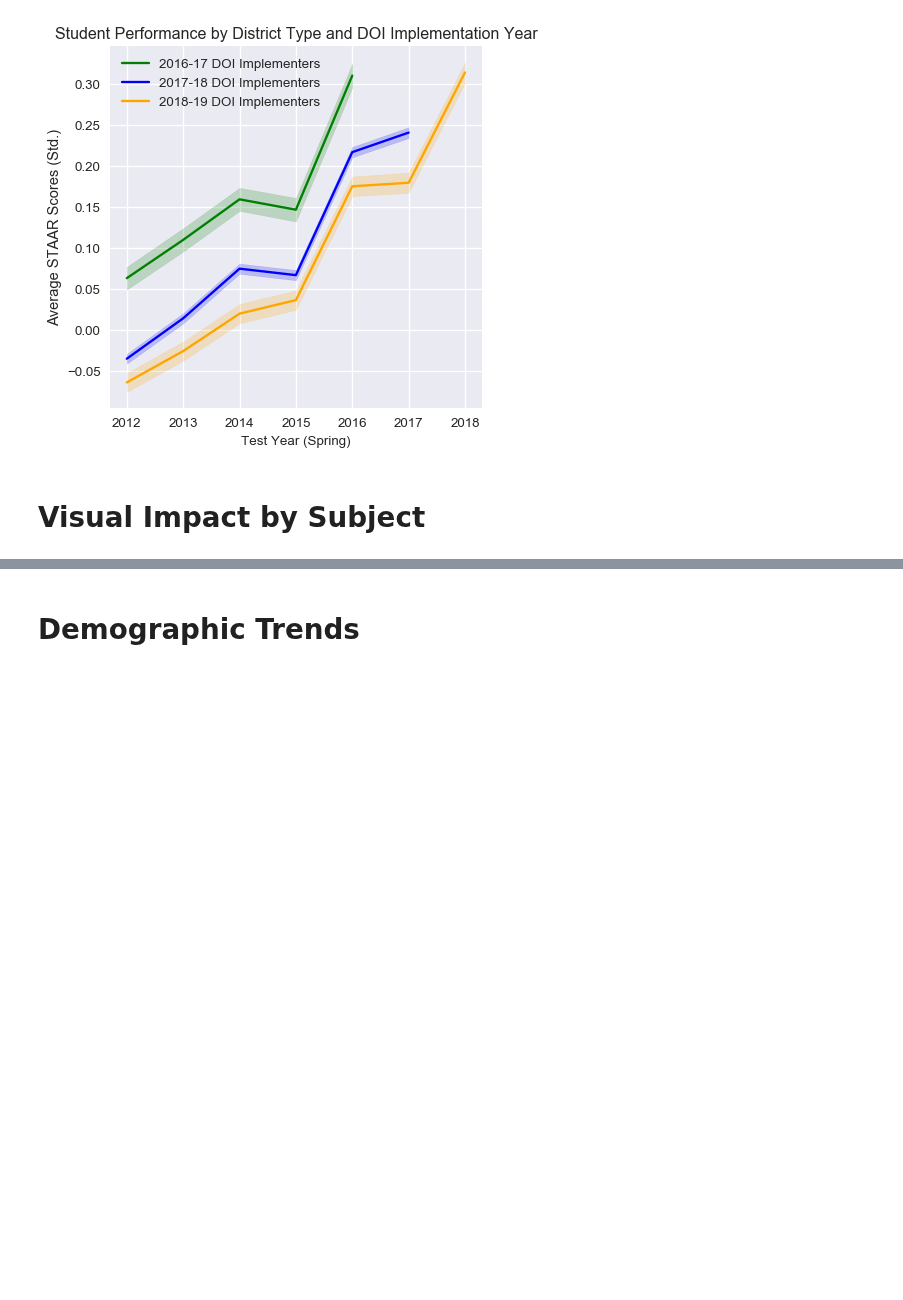
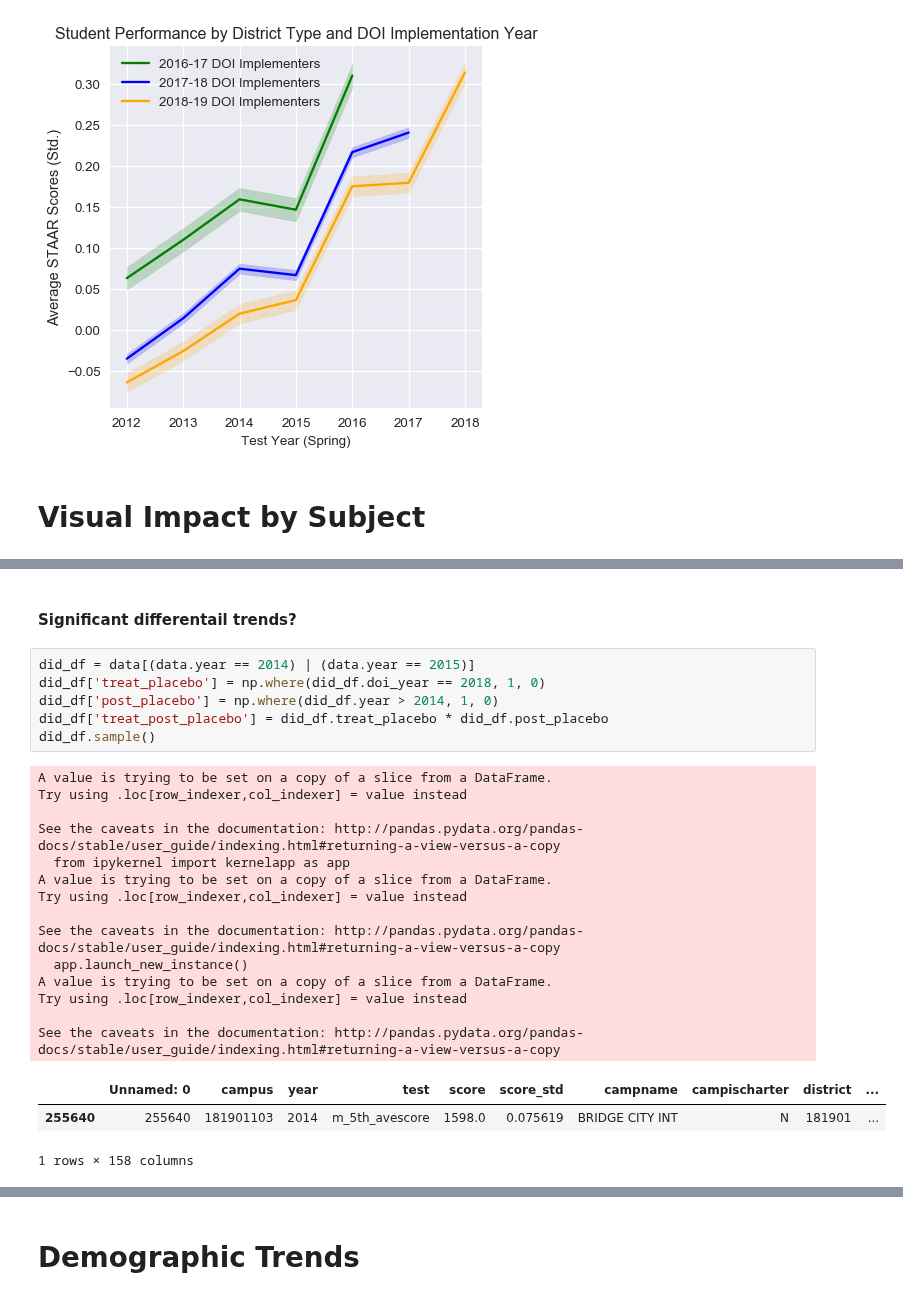
Before and after one commit to KylieLAnglin/dofis, a Jupyter notebook: analysis/Who Needs Rules/04b_graphs_trends_subject_df.ipynb, the cells around one changed output, grey strips where cells are left out. Saved outputs shown, nothing was run; the diff lists cells and outputs as text; blank space fills up the shorter version.

Commit message:
add formal estimates of differntial trends from graph

```diff
--- a/analysis/Who Needs Rules/04b_graphs_trends_subject_df.ipynb
+++ b/analysis/Who Needs Rules/04b_graphs_trends_subject_df.ipynb
@@ -201,0 +241,26 @@ title_labels = {'avescores': 'Average STAR', 'elem_math': 'Elementary Math', 'el
+# %% [markdown]
+#### Significant differentail trends?
+# %%
+did_df = data[(data.year == 2014) | (data.year == 2015)]
+did_df['treat_placebo'] = np.where(did_df.doi_year == 2018, 1, 0)
+did_df['post_placebo'] = np.where(did_df.year > 2014, 1, 0)
+did_df['treat_post_placebo'] = did_df.treat_placebo * did_df.post_placebo
+did_df.sample()
+# %% [output]
+A value is trying to be set on a copy of a slice from a DataFrame.
+Try using .loc[row_indexer,col_indexer] = value instead
+
+See the caveats in the documentation: http://pandas.pydata.org/pandas-docs/stable/user_guide/indexing.html#returning-a-view-versus-a-copy
+  from ipykernel import kernelapp as app
+A value is trying to be set on a copy of a slice from a DataFrame.
+Try using .loc[row_indexer,col_indexer] = value instead
+
+See the caveats in the documentation: http://pandas.pydata.org/pandas-docs/stable/user_guide/indexing.html#returning-a-view-versus-a-copy
+  app.launch_new_instance()
+A value is trying to be set on a copy of a slice from a DataFrame.
+Try using .loc[row_indexer,col_indexer] = value instead
+
+See the caveats in the documentation: http://pandas.pydata.org/pandas-docs/stable/user_guide/indexing.html#returning-a-view-versus-a-copy
+|  | Unnamed: 0 | campus | year | test | score | score_std | campname | campischarter | district | ... |
+| 255640 | 255640 | 181901103 | 2014 | m_5th_avescore | 1598.0 | 0.075619 | BRIDGE CITY INT | N | 181901 | ... |
+1 rows × 158 columns
```
Also changed, not shown: parts of 31 cells of this notebook.
